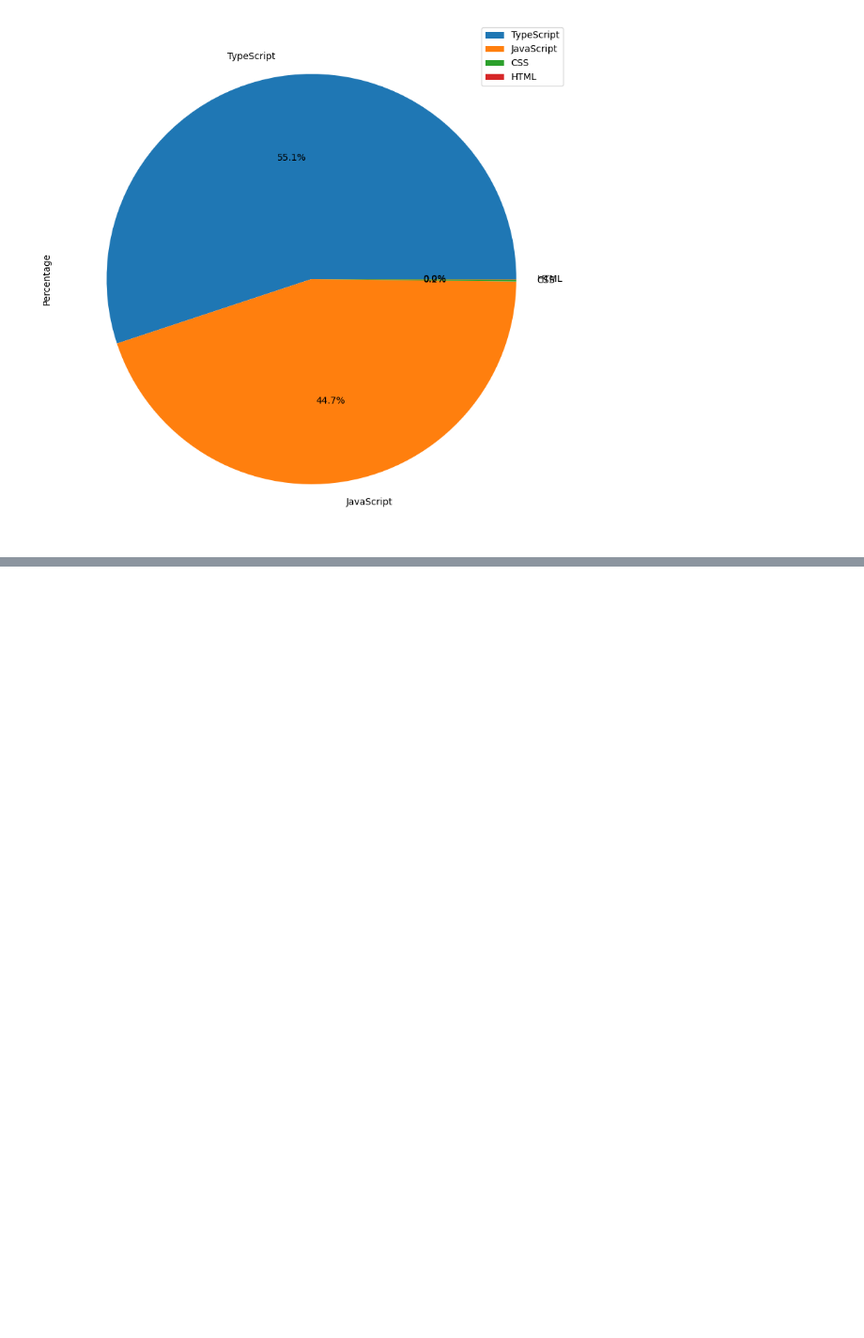
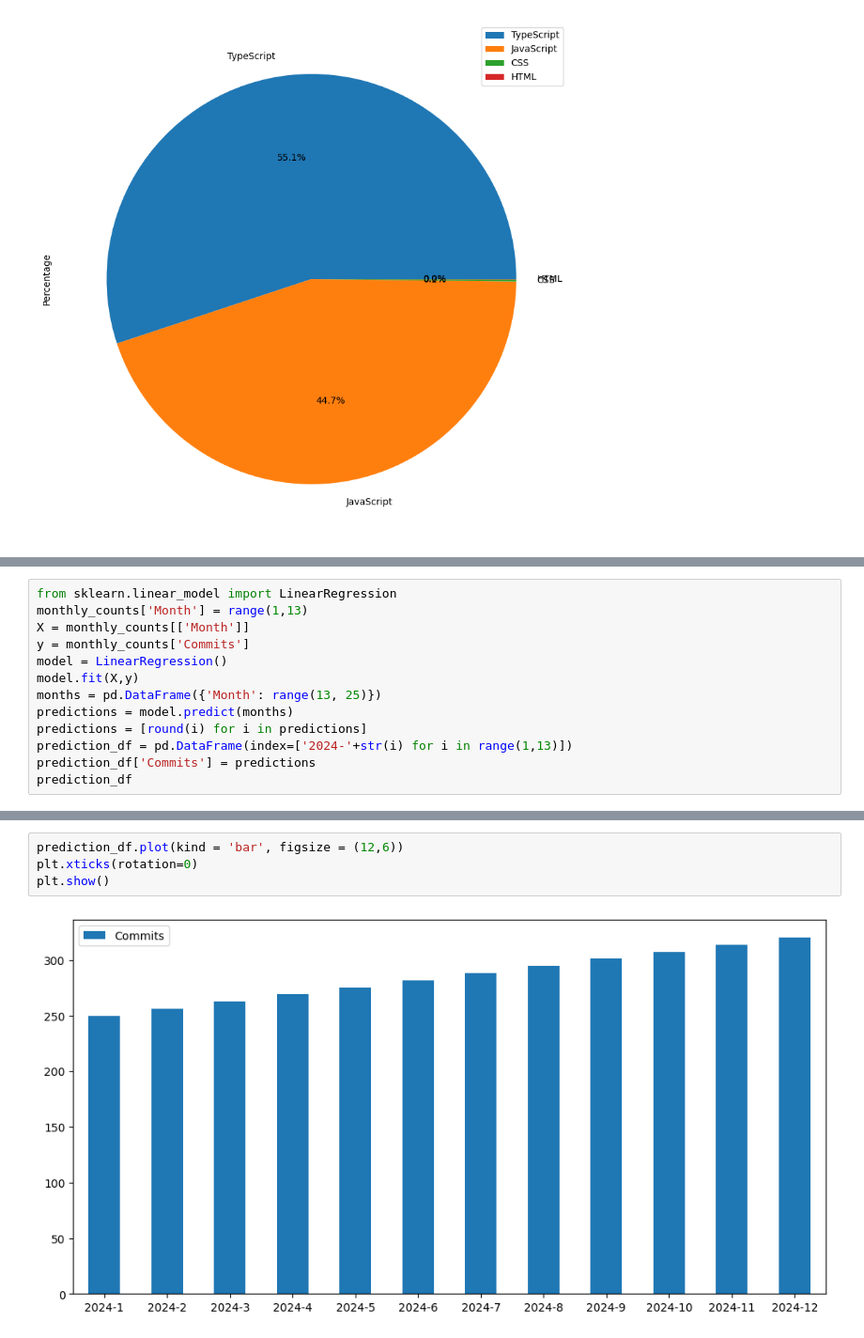
Before and after one commit to Khanhtoichoi/Data-Analysis, a Jupyter notebook: data_analysis.ipynb, the cells around one changed output, grey strips where cells are left out. Shown: that part at 94% size. Cells and saved outputs as stored; diff of their text form; blank space fills up the shorter version.

```diff
--- a/data_analysis.ipynb
+++ b/data_analysis.ipynb
@@ -356,0 +356,13 @@ language_df.plot(y = 'Percentage',kind = 'pie', figsize = (20,10), autopct = '%1
+# %%
+from sklearn.linear_model import LinearRegression
+monthly_counts['Month'] = range(1,13)
+X = monthly_counts[['Month']]
+y = monthly_counts['Commits']
+model = LinearRegression()
+model.fit(X,y)
+months = pd.DataFrame({'Month': range(13, 25)})
+predictions = model.predict(months)
+predictions = [round(i) for i in predictions]
+prediction_df = pd.DataFrame(index=['2024-'+str(i) for i in range(1,13)])
+prediction_df['Commits'] = predictions
+prediction_df
@@ -356,0 +383,6 @@ language_df.plot(y = 'Percentage',kind = 'pie', figsize = (20,10), autopct = '%1
+# %%
+prediction_df.plot(kind = 'bar', figsize = (12,6))
+plt.xticks(rotation=0)
+plt.show()
+# %% [output]
+[figure, added]
```
Also changed, not shown: parts of 4 cells of this notebook.
